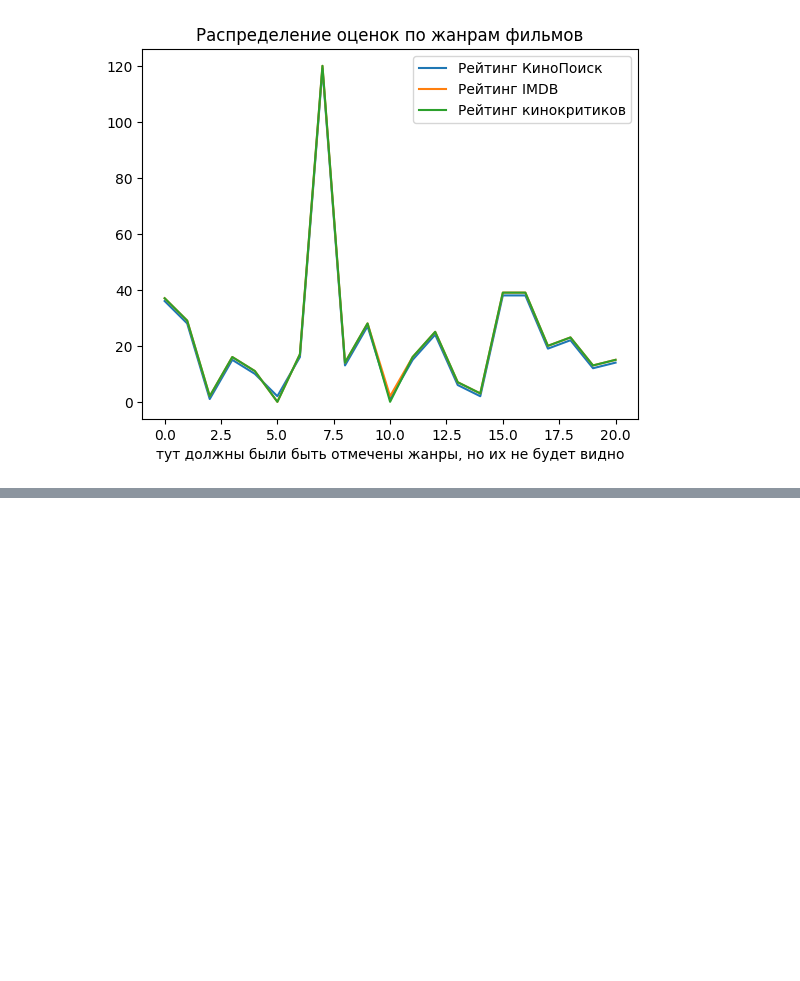
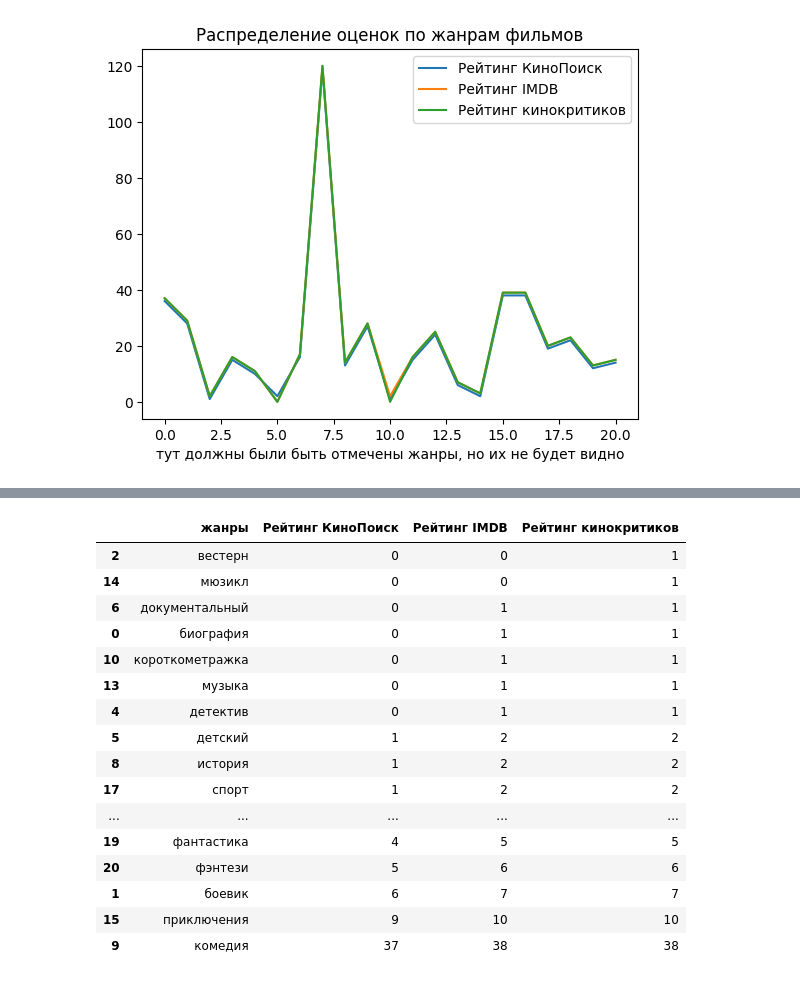
Before and after one commit to alburina/Andan-project-, a Jupyter notebook: graphics.ipynb, the cells around one changed output, grey strips where cells are left out. Saved outputs shown, nothing was run; the diff lists cells and outputs as text; code cells hidden in the pictures; blank space fills up the shorter version.

```diff
--- a/graphics.ipynb
+++ b/graphics.ipynb
@@ -217,0 +248,20 @@ plt.show()
+# %%
+df_genres_worst.sort_values(by='Рейтинг IMDB')
+# %% [output]
+|  | жанры | Рейтинг КиноПоиск | Рейтинг IMDB | Рейтинг кинокритиков |
+| 2 | вестерн | 0 | 0 | 1 |
+| 14 | мюзикл | 0 | 0 | 1 |
+| 6 | документальный | 0 | 1 | 1 |
+| 0 | биография | 0 | 1 | 1 |
+| 10 | короткометражка | 0 | 1 | 1 |
+| 13 | музыка | 0 | 1 | 1 |
+| 4 | детектив | 0 | 1 | 1 |
+| 5 | детский | 1 | 2 | 2 |
+| 8 | история | 1 | 2 | 2 |
+| 17 | спорт | 1 | 2 | 2 |
+| ... | ... | ... | ... | ... |
+| 19 | фантастика | 4 | 5 | 5 |
+| 20 | фэнтези | 5 | 6 | 6 |
+| 1 | боевик | 6 | 7 | 7 |
+| 15 | приключения | 9 | 10 | 10 |
+| 9 | комедия | 37 | 38 | 38 |
```
Also changed, not shown: parts of 8 cells of this notebook.
